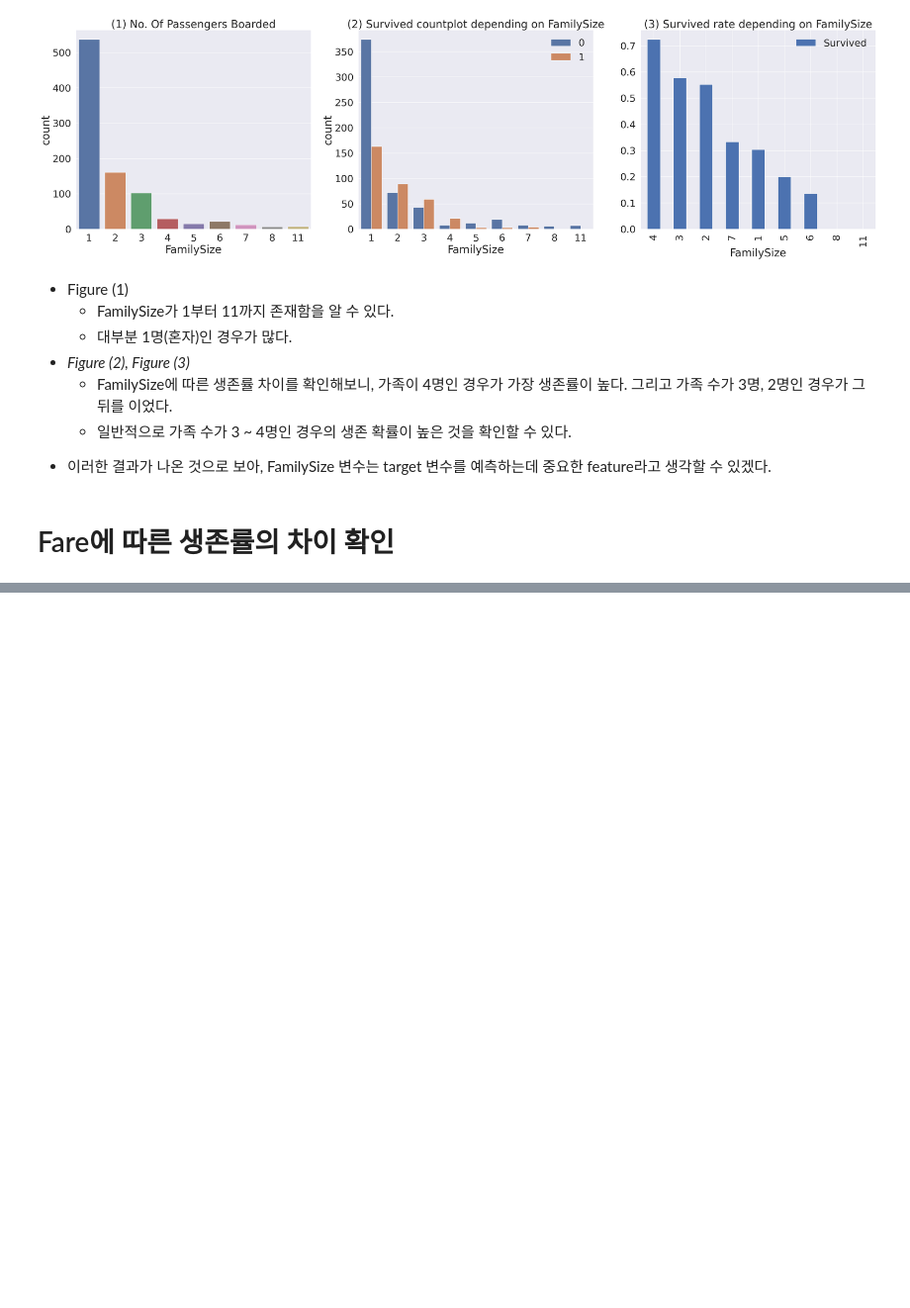
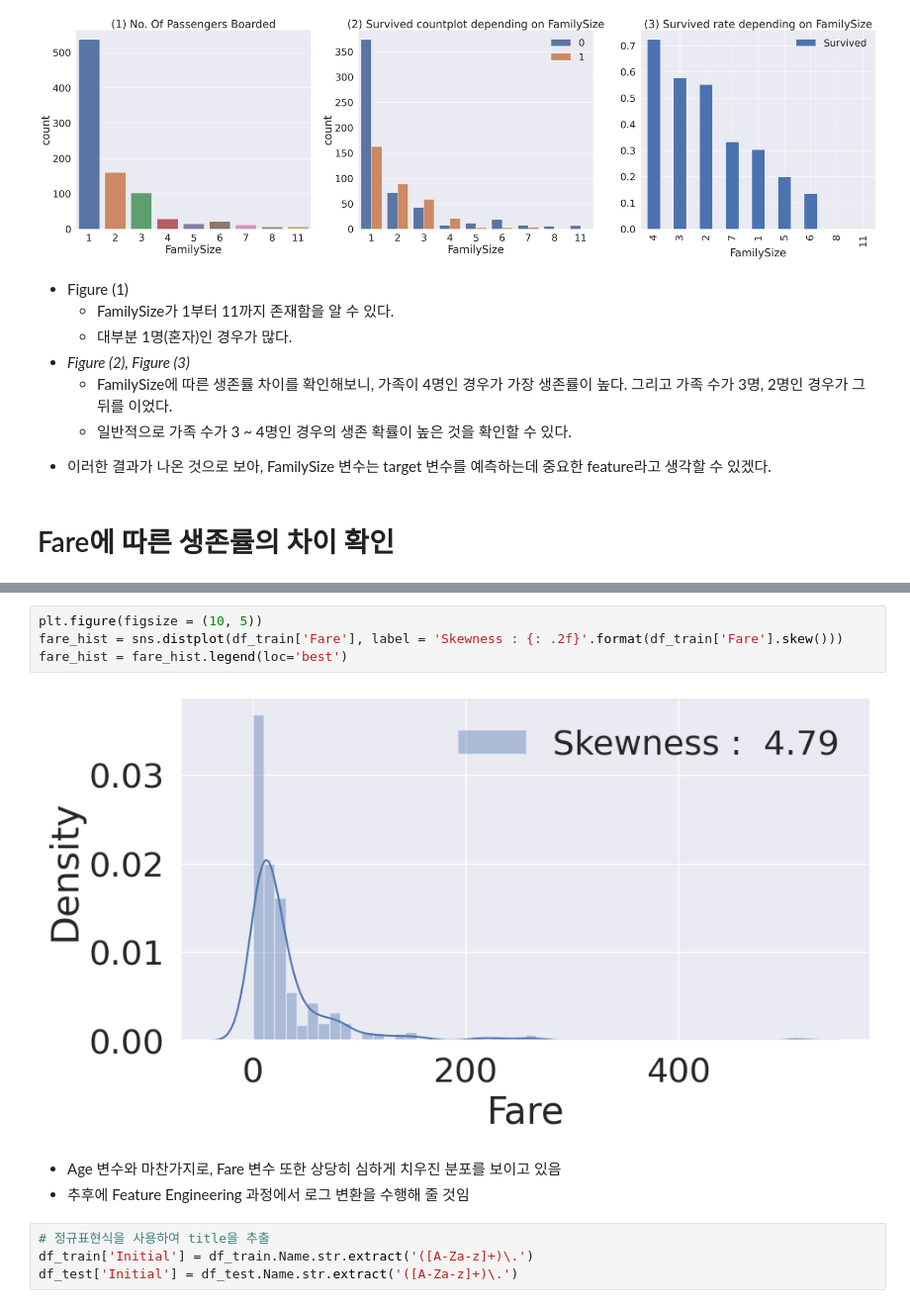
Before and after one commit to yoonseong00/colab, a Jupyter notebook: 타이타닉.ipynb, the cells around one changed output, grey strips where cells are left out. Shown at 99% size. Cells and saved outputs as stored; diff of their text form; blank space fills up the shorter version.

```diff
--- a/타이타닉.ipynb
+++ b/타이타닉.ipynb
@@ -484,0 +491,13 @@ plt.show()
+# %%
+plt.figure(figsize = (10, 5))
+fare_hist = sns.distplot(df_train['Fare'], label = 'Skewness : {: .2f}'.format(df_train['Fare'].skew()))
+fare_hist = fare_hist.legend(loc='best')
+# %% [output]
+[figure, added]
+# %% [markdown]
+- Age 변수와 마찬가지로, Fare 변수 또한 상당히 심하게 치우진 분포를 보이고 있음
+- 추후에 Feature Engineering 과정에서 로그 변환을 수행해 줄 것임
+# %%
+# 정규표현식을 사용하여 title을 추출
+df_train['Initial'] = df_train.Name.str.extract('([A-Za-z]+)\.')
+df_test['Initial'] = df_test.Name.str.extract('([A-Za-z]+)\.')
```
Also changed, not shown: parts of 8 cells of this notebook.
